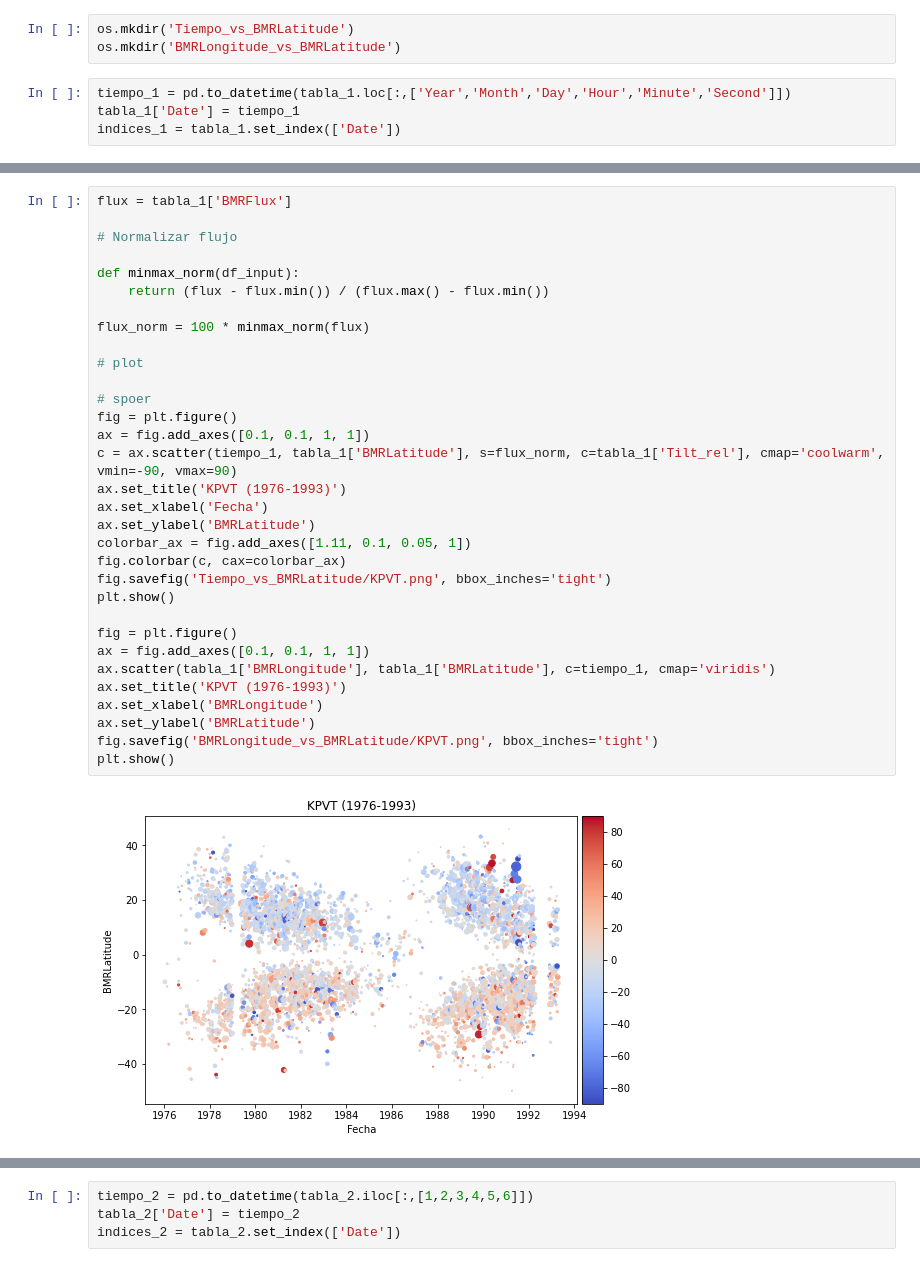
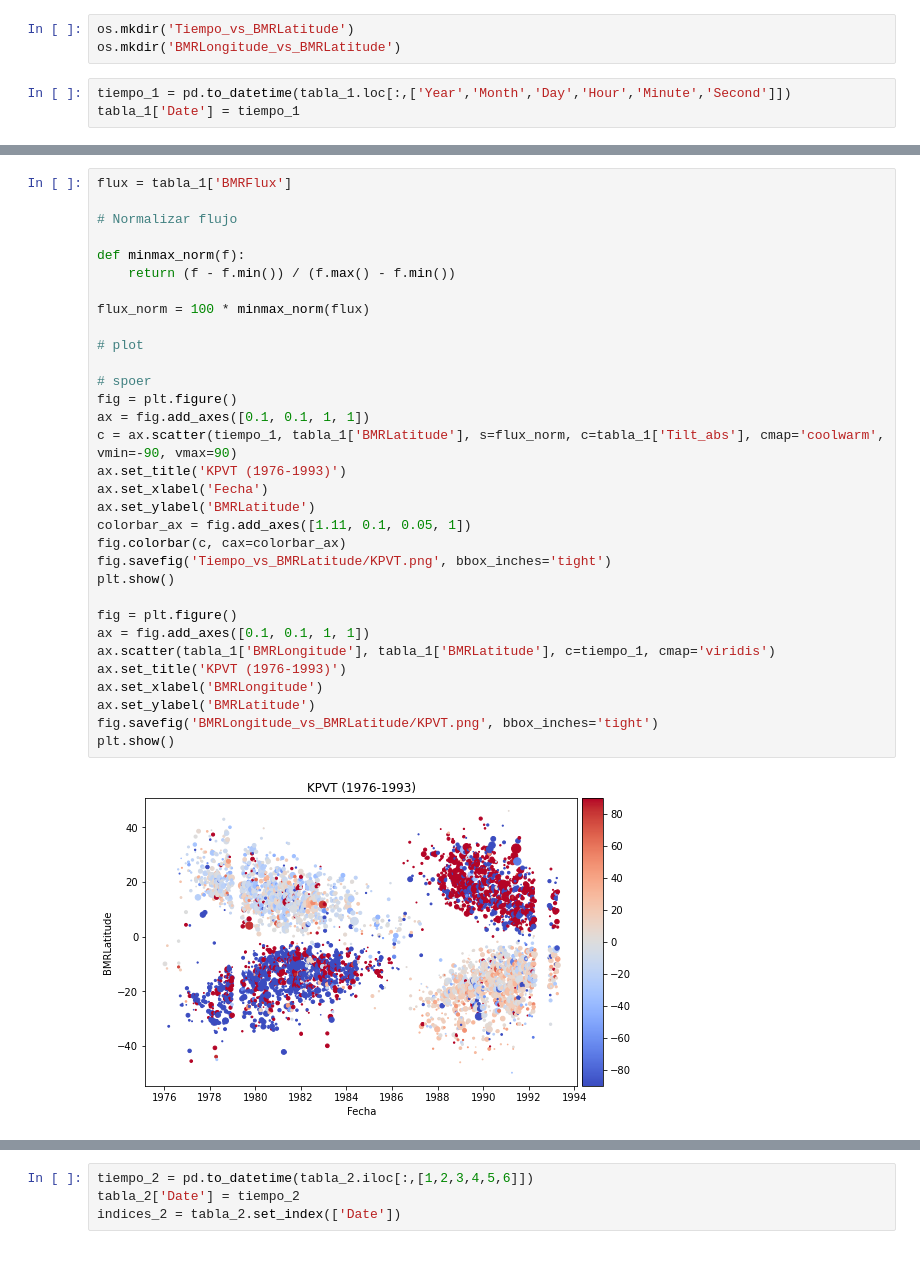
Before and after one commit to bernoulli314/INVESTIGACION, a Jupyter notebook: code.ipynb, the cells around one changed output, grey strips where cells are left out. Cells and saved outputs as stored; diff of their text form.

```diff
--- a/code.ipynb
+++ b/code.ipynb
@@ -14,4 +14,3 @@ os.mkdir('BMRLongitude_vs_BMRLatitude')
 # %%
 tiempo_1 = pd.to_datetime(tabla_1.loc[:,['Year','Month','Day','Hour','Minute','Second']])
 tabla_1['Date'] = tiempo_1
-indices_1 = tabla_1.set_index(['Date'])
@@ -18,35 +32,35 @@ indices_1 = tabla_1.set_index(['Date'])
 # %%
 flux = tabla_1['BMRFlux']
 
 # Normalizar flujo
 
-def minmax_norm(df_input):
-    return (flux - flux.min()) / (flux.max() - flux.min())
+def minmax_norm(f):
+    return (f - f.min()) / (f.max() - f.min())
 
 flux_norm = 100 * minmax_norm(flux)
 
 # plot
 
 # spoer
 fig = plt.figure()
 ax = fig.add_axes([0.1, 0.1, 1, 1])
-c = ax.scatter(tiempo_1, tabla_1['BMRLatitude'], s=flux_norm, c=tabla_1['Tilt_rel'], cmap='coolwarm', vmin=-90, vmax=90)
+c = ax.scatter(tiempo_1, tabla_1['BMRLatitude'], s=flux_norm, c=tabla_1['Tilt_abs'], cmap='coolwarm', vmin=-90, vmax=90)
 ax.set_title('KPVT (1976-1993)')
 ax.set_xlabel('Fecha')
 ax.set_ylabel('BMRLatitude')
 colorbar_ax = fig.add_axes([1.11, 0.1, 0.05, 1])
 fig.colorbar(c, cax=colorbar_ax)
 fig.savefig('Tiempo_vs_BMRLatitude/KPVT.png', bbox_inches='tight')
 plt.show()
 
 fig = plt.figure()
 ax = fig.add_axes([0.1, 0.1, 1, 1])
 ax.scatter(tabla_1['BMRLongitude'], tabla_1['BMRLatitude'], c=tiempo_1, cmap='viridis')
 ax.set_title('KPVT (1976-1993)')
 ax.set_xlabel('BMRLongitude')
 ax.set_ylabel('BMRLatitude')
 fig.savefig('BMRLongitude_vs_BMRLatitude/KPVT.png', bbox_inches='tight')
 plt.show()
 # %% [output]
-[figure, old version]
+[figure, new version]
 [figure]
```
Also changed, not shown: parts of 15 cells of this notebook, 8 other files.
